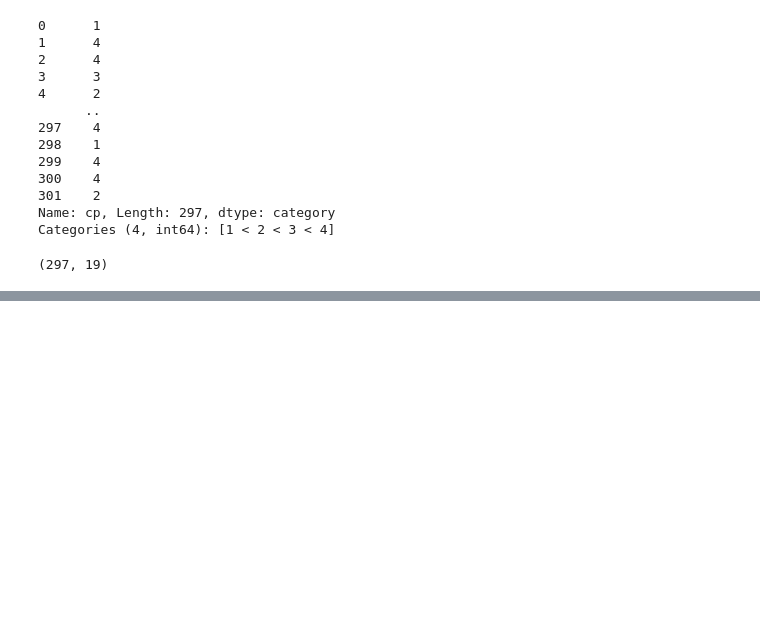
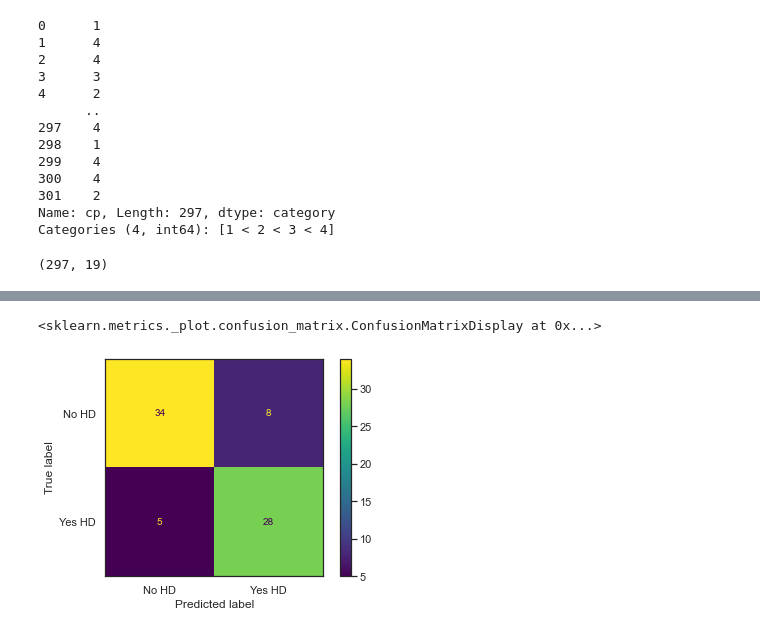
Before and after one commit to LeoDeng2019/DataScience, a Jupyter notebook: Code/Heart_disease_Tree.ipynb, the cells around one changed output, grey strips where cells are left out. Saved outputs shown, nothing was run; the diff lists cells and outputs as text; code cells hidden in the pictures; blank space fills up the shorter version.

```diff
--- a/Code/Heart_disease_Tree.ipynb
+++ b/Code/Heart_disease_Tree.ipynb
@@ -123,0 +178,4 @@ X_encoded.shape
+# %%
+# 获取ccp_alphas
+path = clf_dt_ccp.cost_complexity_pruning_path(X_encoded, y)
+path['ccp_alphas']
@@ -123,0 +190,9 @@ X_encoded.shape
+# %%
+# 获取最佳ccp_alpha
+values = []
+for ccp_alpha in path['ccp_alphas']:
+    clf_ccp = DecisionTreeClassifier(random_state=42, ccp_alpha=ccp_alpha)
+    score = cross_val_score(clf_ccp, X_encoded, y, cv=5)
+    values.append([ccp_alpha, score.mean(), score.std()])
+score_df = pd.DataFrame(values, columns=['ccp_alpha', 'score', 'score_std'])
+score_df # 由下表可见ccp_alpha=0.015413时，score最高
@@ -123,0 +217,5 @@ X_encoded.shape
+# %%
+# 创建最佳决策树
+ccp_alpha_best = score_df.loc[score_df['score'].idxmax() , 'ccp_alpha']
+clf_dt_best = DecisionTreeClassifier(ccp_alpha=ccp_alpha_best, random_state=42)
+clf_dt_best.fit(X_train, y_train)
@@ -123,0 +241,5 @@ X_encoded.shape
+# %%
+plot_confusion_matrix(clf_dt_best, X_test, y_test, display_labels=['No HD', 'Yes HD'])
+# %% [output]
+<sklearn.metrics._plot.confusion_matrix.ConfusionMatrixDisplay at 0x...>
+[figure, added]
```
Also changed, not shown: parts of 17 cells of this notebook.
